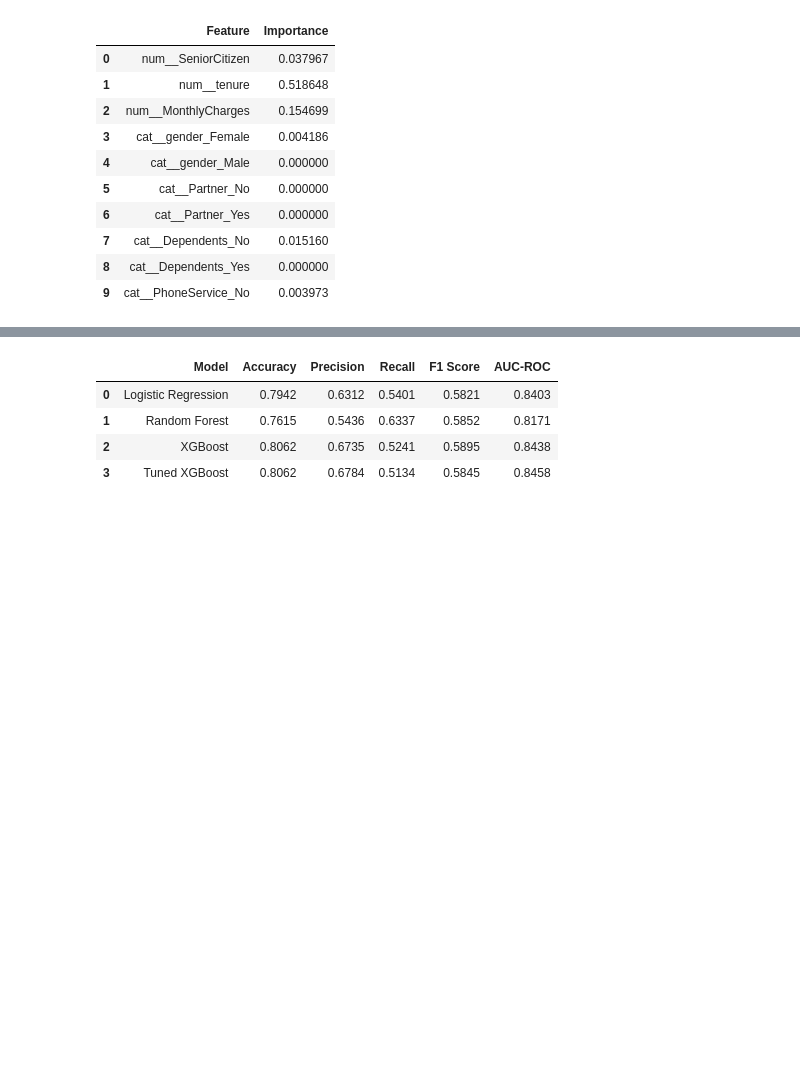
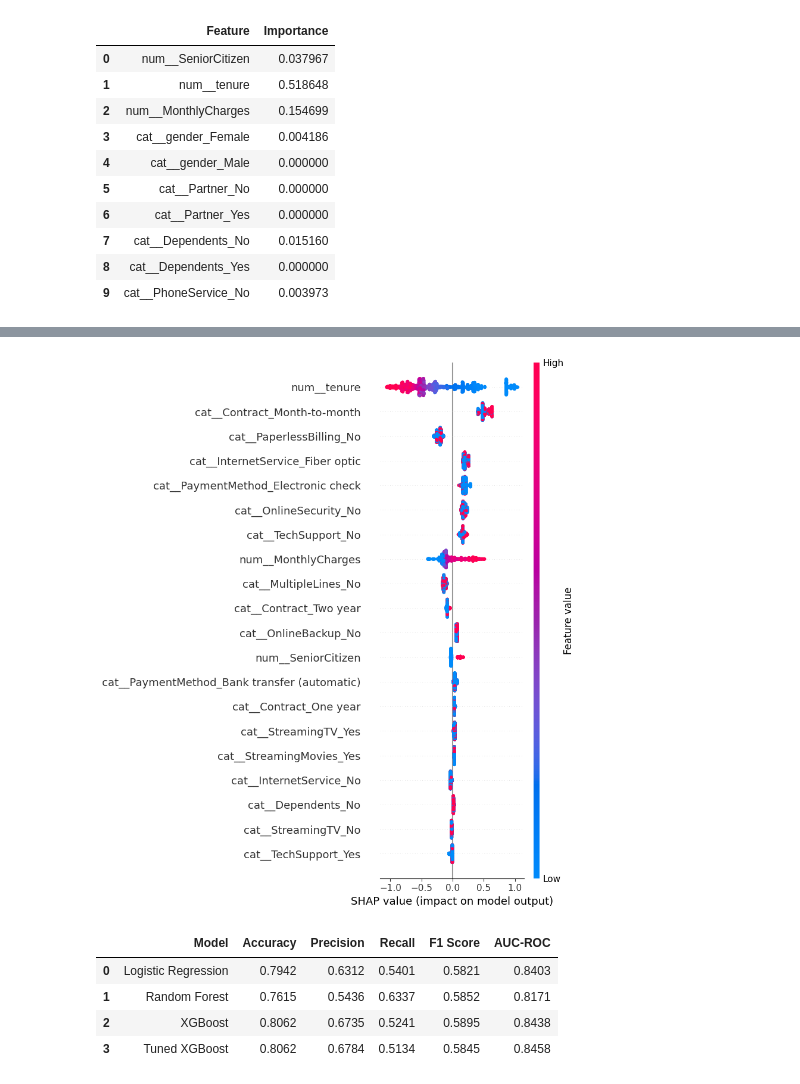
Before and after one commit to moonbanerji05/ConnectTel-Churn-Prediction, a Jupyter notebook: ConnectTel_Churn_Prediction.ipynb, the cells around one changed output, grey strips where cells are left out. Saved outputs shown, nothing was run; the diff lists cells and outputs as text; code cells hidden in the pictures; blank space fills up the shorter version.

```diff
--- a/ConnectTel_Churn_Prediction.ipynb
+++ b/ConnectTel_Churn_Prediction.ipynb
@@ -765,3 +781,10 @@ shap_importance.head(10)
+# %%
+shap.summary_plot(shap_values,
+                  X_test_dense,
+                  feature_names=feature_names
+                  )
+# %% [output]
+[figure, added]
 # %%
 final_model_comparision = pd.DataFrame({
     "Model": [
```
Also changed, not shown: parts of 4 cells of this notebook.
